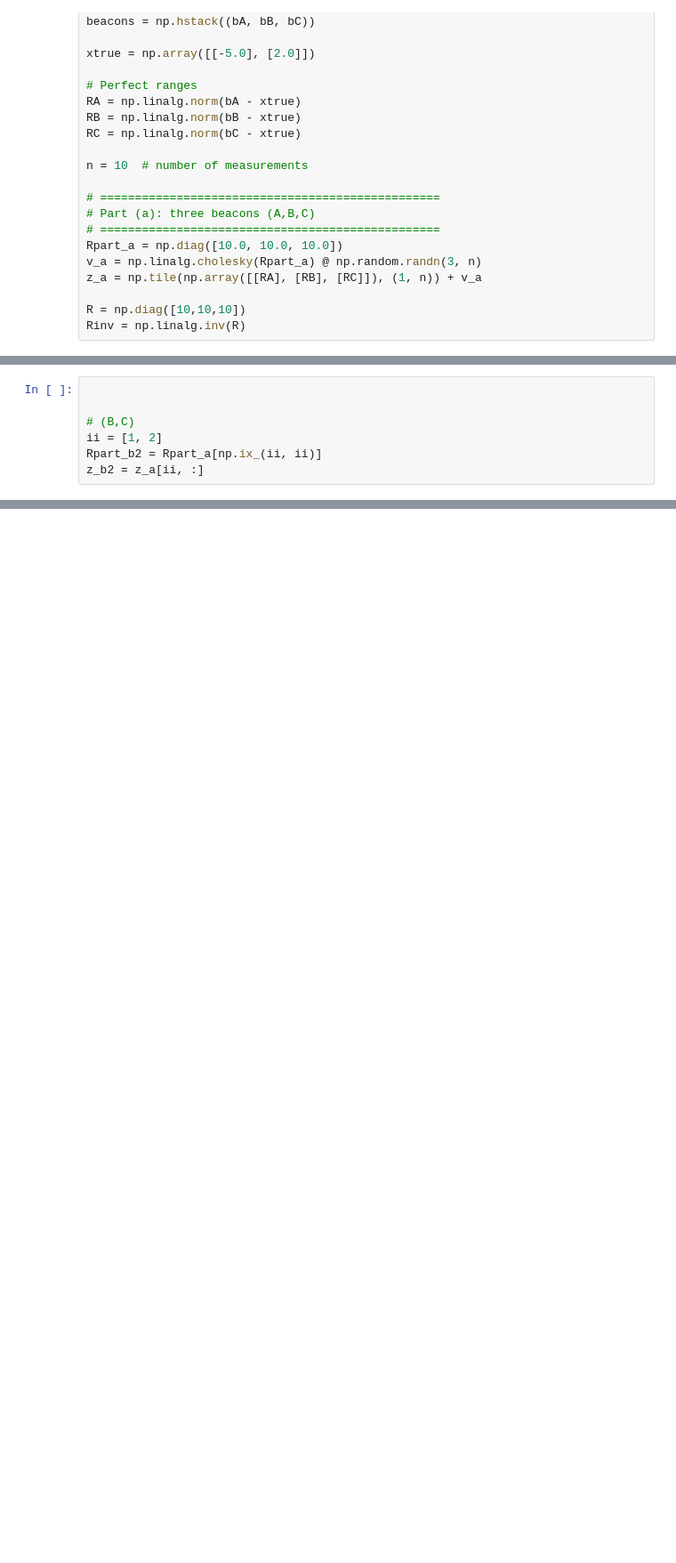
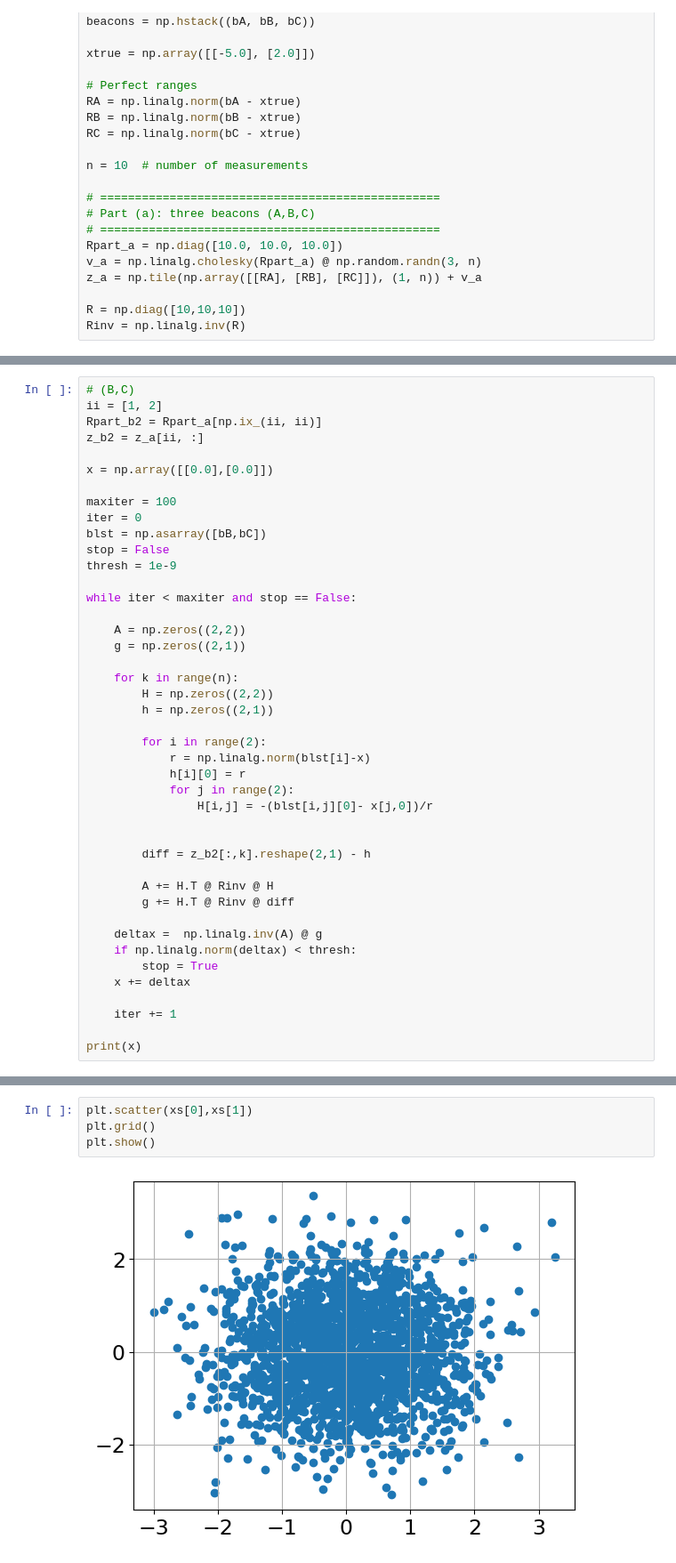
Before and after one commit to valentine-alia/MAE-6760, a Jupyter notebook: HW2/dumb_script.ipynb, the cells around one changed output, grey strips where cells are left out. Shown at 89% size. Cells and saved outputs as stored; diff of their text form; blank space fills up the shorter version.

```diff
--- a/HW2/dumb_script.ipynb
+++ b/HW2/dumb_script.ipynb
@@ -404,7 +412,43 @@ ValueError: matmul: Input operand 1 has a mismatch in its core dimension 0, with
 # %%
-
-
 # (B,C)
 ii = [1, 2]
 Rpart_b2 = Rpart_a[np.ix_(ii, ii)]
 z_b2 = z_a[ii, :]
+
+x = np.array([[0.0],[0.0]])
+
+maxiter = 100
+iter = 0
+blst = np.asarray([bB,bC])
+stop = False
+thresh = 1e-9
+
+while iter < maxiter and stop == False:
+
+    A = np.zeros((2,2))
+    g = np.zeros((2,1))
+
+    for k in range(n):
+        H = np.zeros((2,2))
+        h = np.zeros((2,1))
+
+        for i in range(2):
+            r = np.linalg.norm(blst[i]-x)
+            h[i][0] = r
+            for j in range(2):
+                H[i,j] = -(blst[i,j][0]- x[j,0])/r
+
+
+        diff = z_b2[:,k].reshape(2,1) - h
+
+        A += H.T @ Rinv @ H
+        g += H.T @ Rinv @ diff
+
+    deltax =  np.linalg.inv(A) @ g
+    if np.linalg.norm(deltax) < thresh:
+        stop = True
+    x += deltax
+
+    iter += 1
+
+print(x)
@@ -424,0 +676,6 @@ z_d = np.tile(np.array([[RA], [RB], [RC]]), (1, n)) + v_d
+# %%
+plt.scatter(xs[0],xs[1])
+plt.grid()
+plt.show()
+# %% [output]
+[figure, added]
```
Also changed, not shown: parts of 18 cells of this notebook, 13 other files.
